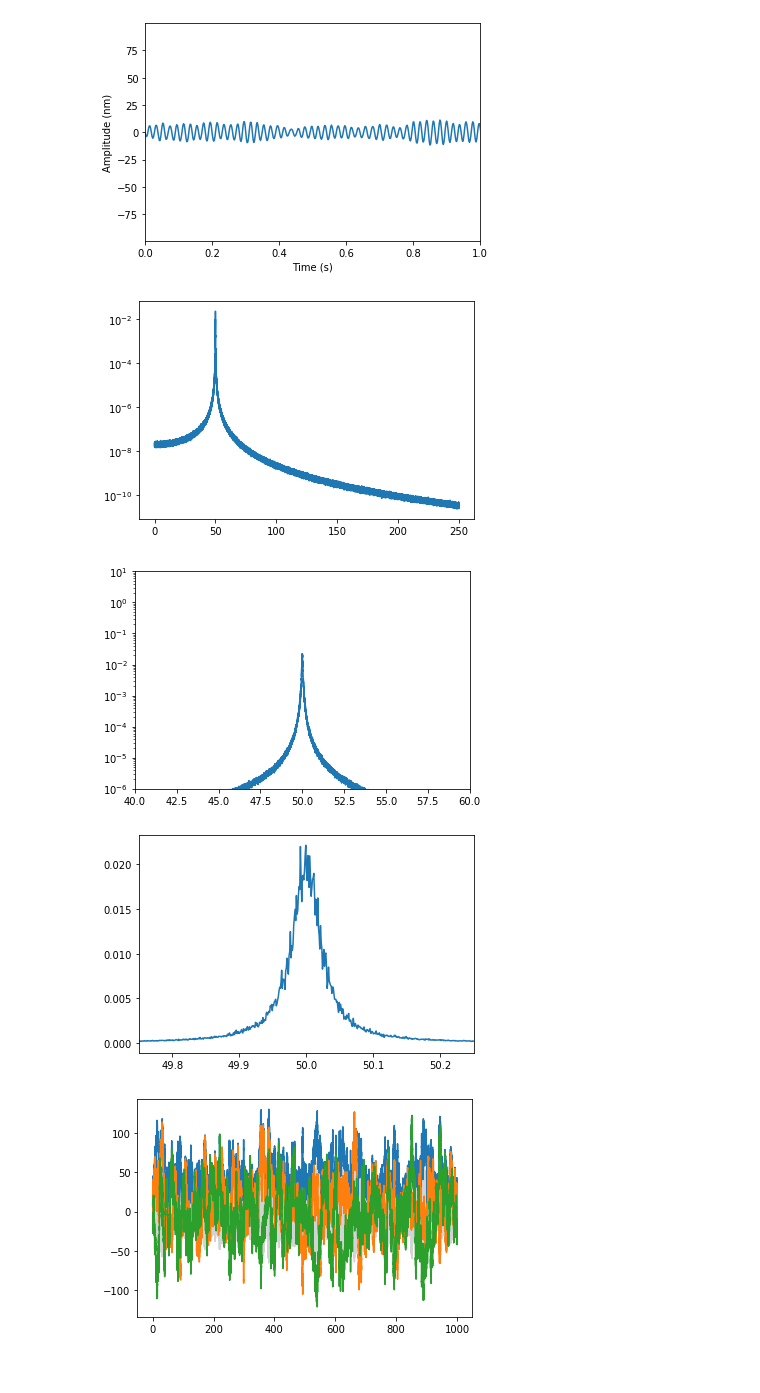
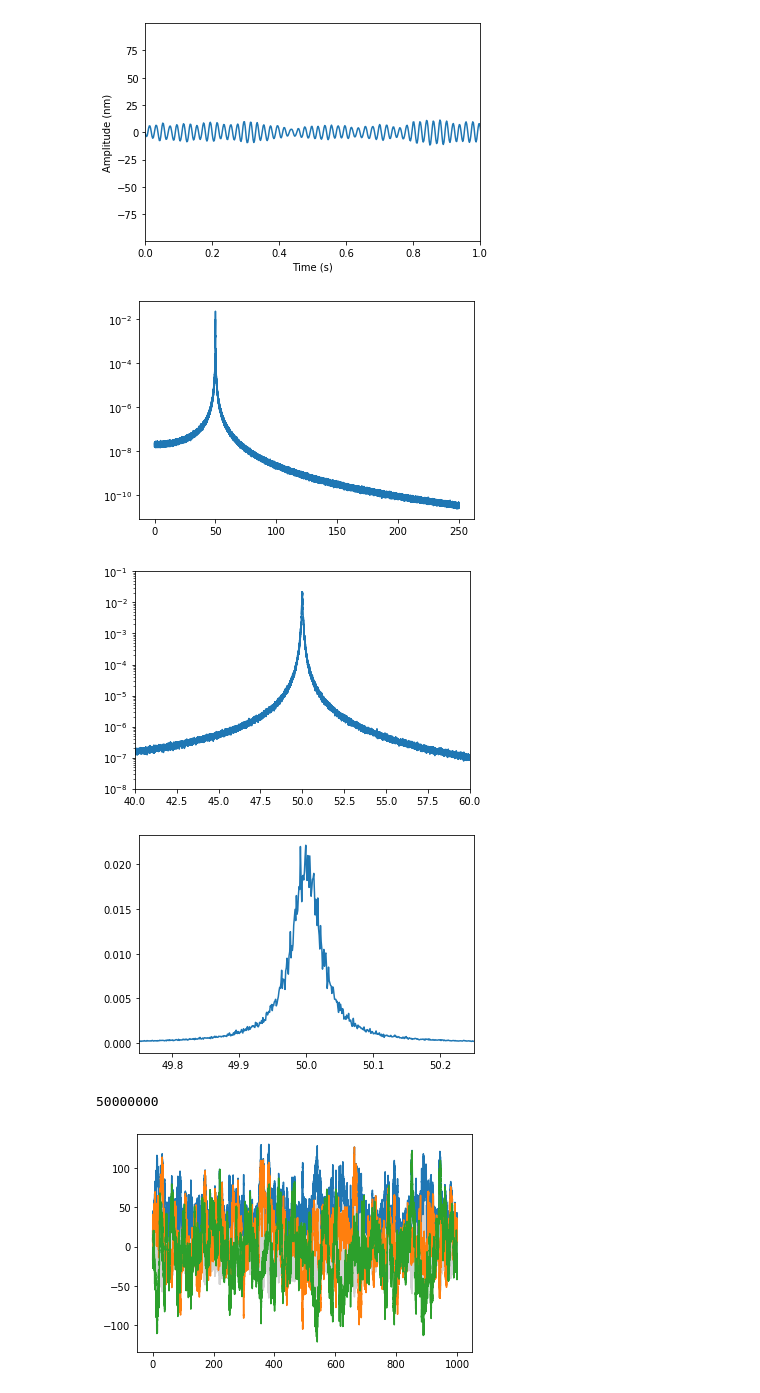
Before and after one commit to gsteele13/gary-misc-notebooks, a Jupyter notebook: Implementing a digital lockin amplifier (demodulation) with Thermomechanical noise.ipynb, the cells around one changed output. Cells and saved outputs as stored; diff of their text form; code cells hidden in the pictures.

Commit message:
adjusted ylim

```diff
--- a/Implementing a digital lockin amplifier (demodulation) with Thermomechanical noise.ipynb
+++ b/Implementing a digital lockin amplifier (demodulation) with Thermomechanical noise.ipynb
@@ -55,36 +55,40 @@ plt.show()
 
 def decimate(x, n):
     end =  n * int(len(x)/n)
     return np.mean(x[:end].reshape(-1, n), 1)
 
 spec = np.abs(x_t)**2/(fs*T)**2
 
 win = T//1000
 f_spec = decimate(f, win)
 spec = decimate(spec, win)
 
 def p(x):
     return x[0:int(len(x)/2)]
 
 plt.plot(p(f_spec), p(spec))
 plt.yscale('log')
 plt.show()
 
 plt.plot(p(f_spec), p(spec))
 plt.xlim((40,60))
-plt.ylim((1e-6,1e1))
+plt.ylim((1e-8,1e-1))
 plt.yscale('log')
 plt.show()
 
 
 plt.plot(p(f_spec), p(spec))
 span = 0.5
 plt.xlim((50-span/2,50+span/2))
 plt.show()
 # %% [output]
 [figure]
-[figure, old version]
+[figure, new version]
 [figure]
+# %%
+len(x)
+# %% [output]
+50000000
 # %%
 # Let's try to make quadrature plots
 
```
Also changed, not shown: 1 other file.
